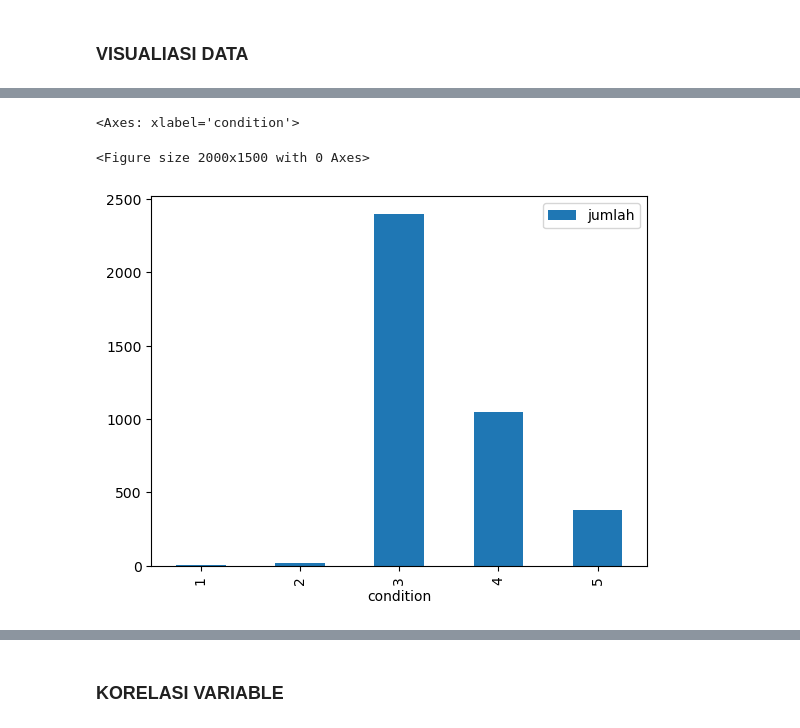
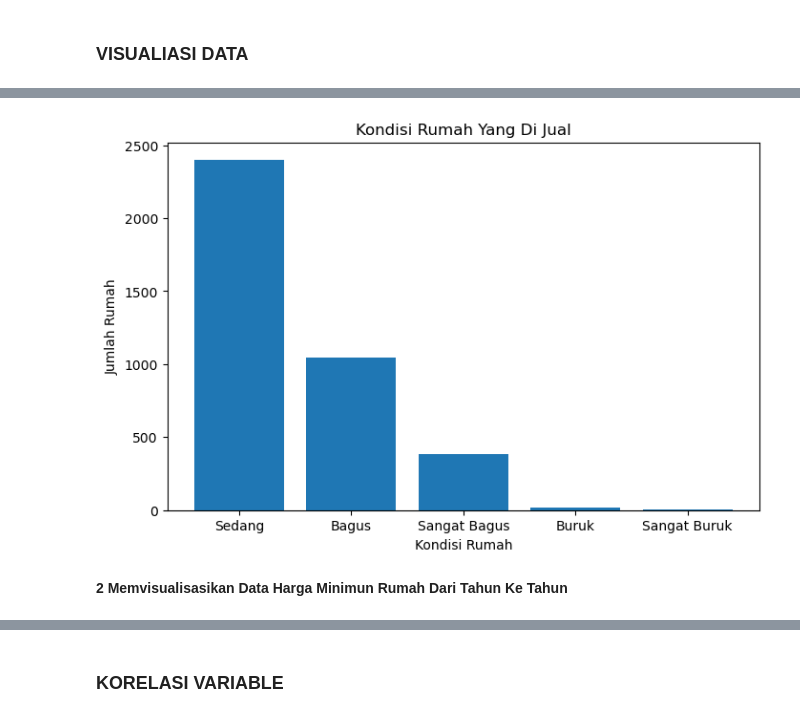
Before and after one commit to HaikalRFadhilahh/fp-BigDataPA, a Jupyter notebook: UAS_BDPA.ipynb, the cells around one changed output, grey strips where cells are left out. Drawn from its saved outputs; the diff is of its cells as text; code cells hidden in the pictures.

Commit message:
Data Visualization Progress

```diff
--- a/UAS_BDPA.ipynb
+++ b/UAS_BDPA.ipynb
@@ -304,7 +296,18 @@ kondisi_rumah
-# %%
-fig = plt.figure(figsize= (20,15) )
-kondisi_rumah.plot.bar()
-# %% [output]
-<Axes: xlabel='condition'>
-<Figure size 2000x1500 with 0 Axes>
-[figure, removed]
+# %%
+# Mengseleksi Data Serta Menghitung Jumlah Data Rumah Berdasarkan Kondisi Rumah
+kondisi_rumah = df['condition'].value_counts().rename_axis('kondisi').reset_index(name='jumlah')
+numeric_condition = [1,2,3,4,5];
+string_condition = ['Sangat Buruk','Buruk','Sedang','Bagus','Sangat Bagus']
+kondisi_rumah['kondisi'].replace(numeric_condition,string_condition,inplace=True);
+# %%
+# Membuat Bar Plot Untuk Mevisualisasikan Jumlah Data Rumah Setiap Kondisi
+fig = plt.subplots(figsize=(8,5))
+plt.bar(kondisi_rumah['kondisi'],kondisi_rumah['jumlah'],)
+plt.title('Kondisi Rumah Yang Di Jual')
+plt.ylabel('Jumlah Rumah')
+plt.xlabel('Kondisi Rumah')
+plt.show()
+# %% [output]
+[figure, added]
+# %% [markdown]
+<p><b>2 Memvisualisasikan Data Harga Minimun Rumah Dari Tahun Ke Tahun</b></p>
```
Also changed, not shown: parts of 8 cells of this notebook, 4 other files.
